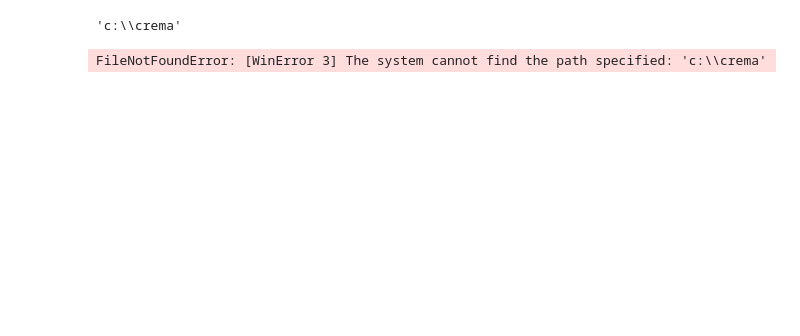
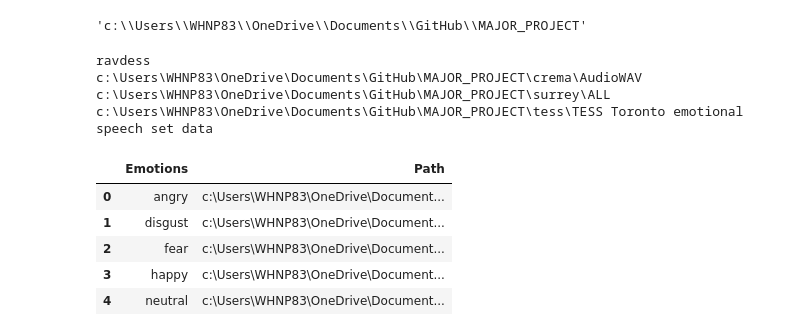
Before and after one commit to Jeswin-8802/SER-using-2D-CNN, a Jupyter notebook: Speech.ipynb, the cells around one changed output. Drawn from its saved outputs; the diff is of its cells as text; code cells hidden in the pictures; blank space fills up the shorter version.

```diff
--- a/Speech.ipynb
+++ b/Speech.ipynb
@@ -38,43 +33,68 @@ Savee = "tess"
-# %%
-os.path.join(os.getcwd(), Crema)
-# %% [output]
-'c:\\crema'
+# %%
+base_dir = os.path.split(os.getcwd())[0]
+base_dir
+# %% [output]
+'c:\\Users\\WHNP83\\OneDrive\\Documents\\GitHub\\MAJOR_PROJECT'
+# %%
+Ravdess = 'ravdess'
+print(Ravdess)
+
+Crema = os.path.join(base_dir, 'crema', 'AudioWAV')
+print(Crema)
+crema_emotions = {
+    'NEU': 'neutral',
+    'HAP': 'happy',
+    'SAD': 'sad',
+    'ANG': 'angry',
+    'FEA': 'fear',
+    'DIS': 'disgust'
+}
+
+Savee = os.path.join(base_dir, 'surrey', 'ALL')
+print(Savee)
+savee_emotions = {
+    'n': 'neutral',
+    'h': 'happy',
+    's': 'sad',
+    'a': 'angry',
+    'f': 'fear',
+    'd': 'disgust'
+}
+
+Tess = os.path.join(base_dir, 'tess', 'TESS Toronto emotional speech set data')
+print(Tess)
+# %% [output]
+ravdess
+c:\Users\WHNP83\OneDrive\Documents\GitHub\MAJOR_PROJECT\crema\AudioWAV
+c:\Users\WHNP83\OneDrive\Documents\GitHub\MAJOR_PROJECT\surrey\ALL
+c:\Users\WHNP83\OneDrive\Documents\GitHub\MAJOR_PROJECT\tess\TESS Toronto emotional speech set data
 # %%
 # CREMA
 
-import os
-
-crema_dir = os.path.join(os.getcwd(), Crema)
-crema_directory_list = os.listdir(crema_dir)
+crema_directory_list = os.listdir(Crema)
 file_emotion = []
 file_path = []
 
 for file in crema_directory_list:
     # storing file paths
-    file_path.append(crema_dir+os.path.join(crema_dir, file))
-    part=file.split('_')
-    print(len(part))
-    if part[2] == 'SAD':
-        file_emotion.append('sad')
-    elif part[2] == 'ANG':
-        file_emotion.append('angry')
-    elif part[2] == 'DIS':
-        file_emotion.append('disgust')
-    elif part[2] == 'FEA':
-        file_emotion.append('fear')
-    elif part[2] == 'HAP':
-        file_emotion.append('happy')
-    elif part[2] == 'NEU':
-        file_emotion.append('neutral')
+    file_path.append(os.path.join(Crema, file))
+    emotion = file.split('_')[2]
+    if emotion in crema_emotions:
+        file_emotion.append(crema_emotions[emotion])
     else:
         file_emotion.append('Unknown')
 
 # dataframe for emotion of files
 emotion_df = pd.DataFrame(file_emotion, columns=['Emotions'])
 
 # dataframe for path of files.
 path_df = pd.DataFrame(file_path, columns=['Path'])
 Crema_df = pd.concat([emotion_df, path_df], axis=1)
 Crema_df.head()
 # %% [output]
-FileNotFoundError: [WinError 3] The system cannot find the path specified: 'c:\\crema'
+|  | Emotions | Path |
+| 0 | angry | c:\Users\WHNP83\OneDrive\Document... |
+| 1 | disgust | c:\Users\WHNP83\OneDrive\Document... |
+| 2 | fear | c:\Users\WHNP83\OneDrive\Document... |
+| 3 | happy | c:\Users\WHNP83\OneDrive\Document... |
+| 4 | neutral | c:\Users\WHNP83\OneDrive\Document... |
```
Also changed, not shown: parts of 5 cells of this notebook, 2 other files.
